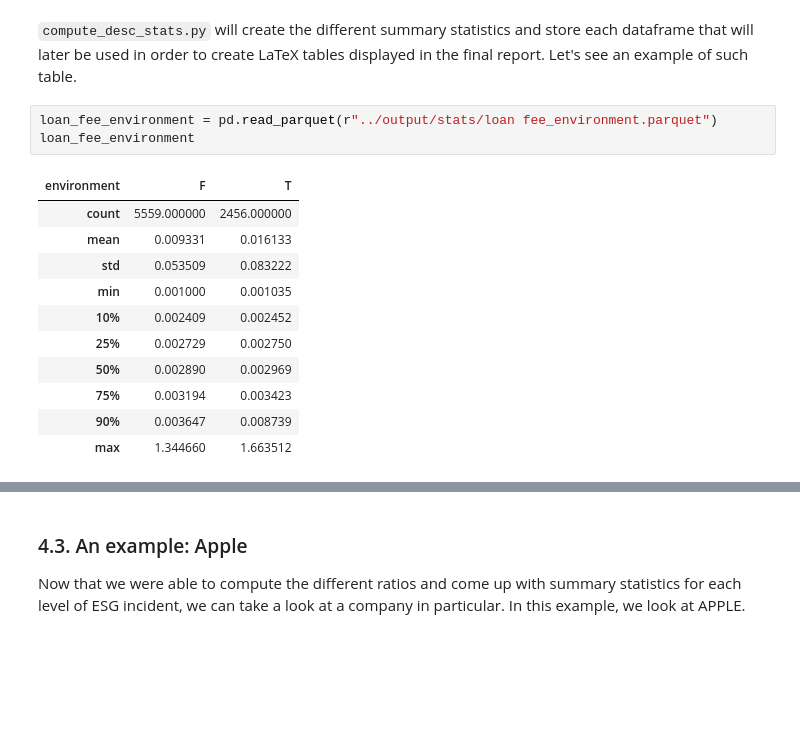
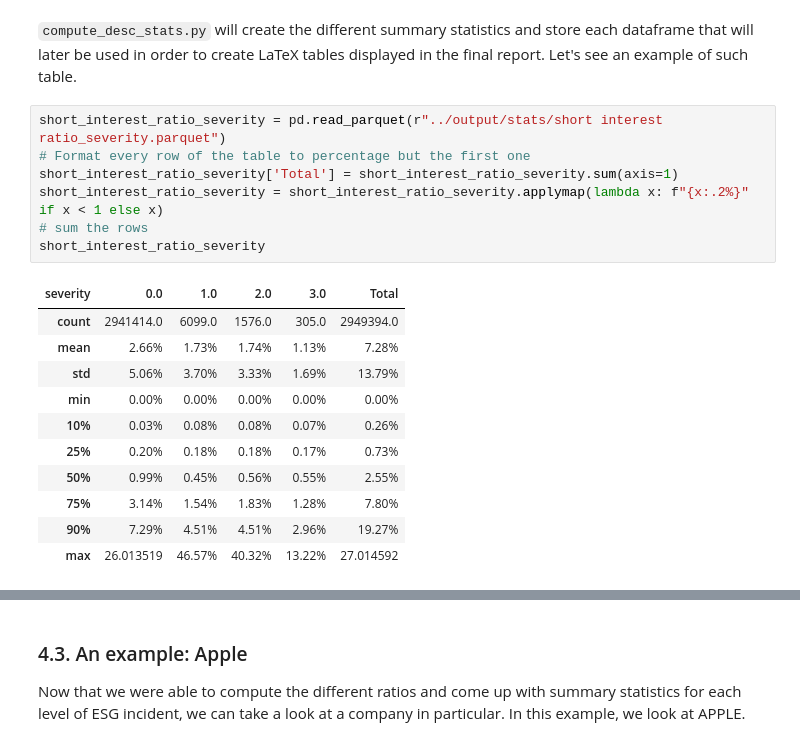
Before and after one commit to baptistepepin/FINM-32900-PROJECT, a Jupyter notebook: src/Project_Notebook.ipynb, the cells around one changed output, grey strips where cells are left out. Drawn from its saved outputs; the diff is of its cells as text; blank space fills up the shorter version.

```diff
--- a/src/Project_Notebook.ipynb
+++ b/src/Project_Notebook.ipynb
@@ -365,17 +372,21 @@ _ = compute_desc_stats(merged_df)
 # %% [markdown]
 `compute_desc_stats.py` will create the different summary statistics and store each dataframe that will later be used in order to create LaTeX tables displayed in the final report. Let's see an example of such table.
 # %%
-loan_fee_environment = pd.read_parquet(r"../output/stats/loan fee_environment.parquet")
-loan_fee_environment
+short_interest_ratio_severity = pd.read_parquet(r"../output/stats/short interest ratio_severity.parquet")
+# Format every row of the table to percentage but the first one
+short_interest_ratio_severity['Total'] = short_interest_ratio_severity.sum(axis=1)
+short_interest_ratio_severity = short_interest_ratio_severity.applymap(lambda x: f"{x:.2%}" if x < 1 else x)
+# sum the rows
+short_interest_ratio_severity
 # %% [output]
-| environment | F | T |
-| count | 5559.000000 | 2456.000000 |
-| mean | 0.009331 | 0.016133 |
-| std | 0.053509 | 0.083222 |
-| min | 0.001000 | 0.001035 |
-| 10% | 0.002409 | 0.002452 |
-| 25% | 0.002729 | 0.002750 |
-| 50% | 0.002890 | 0.002969 |
-| 75% | 0.003194 | 0.003423 |
-| 90% | 0.003647 | 0.008739 |
-| max | 1.344660 | 1.663512 |
+| severity | 0.0 | 1.0 | 2.0 | 3.0 | Total |
+| count | 2941414.0 | 6099.0 | 1576.0 | 305.0 | 2949394.0 |
+| mean | 2.66% | 1.73% | 1.74% | 1.13% | 7.28% |
+| std | 5.06% | 3.70% | 3.33% | 1.69% | 13.79% |
+| min | 0.00% | 0.00% | 0.00% | 0.00% | 0.00% |
+| 10% | 0.03% | 0.08% | 0.08% | 0.07% | 0.26% |
+| 25% | 0.20% | 0.18% | 0.18% | 0.17% | 0.73% |
+| 50% | 0.99% | 0.45% | 0.56% | 0.55% | 2.55% |
+| 75% | 3.14% | 1.54% | 1.83% | 1.28% | 7.80% |
+| 90% | 7.29% | 4.51% | 4.51% | 2.96% | 19.27% |
+| max | 26.013519 | 46.57% | 40.32% | 13.22% | 27.014592 |
```
Also changed, not shown: parts of 11 cells of this notebook, 2 other files.
